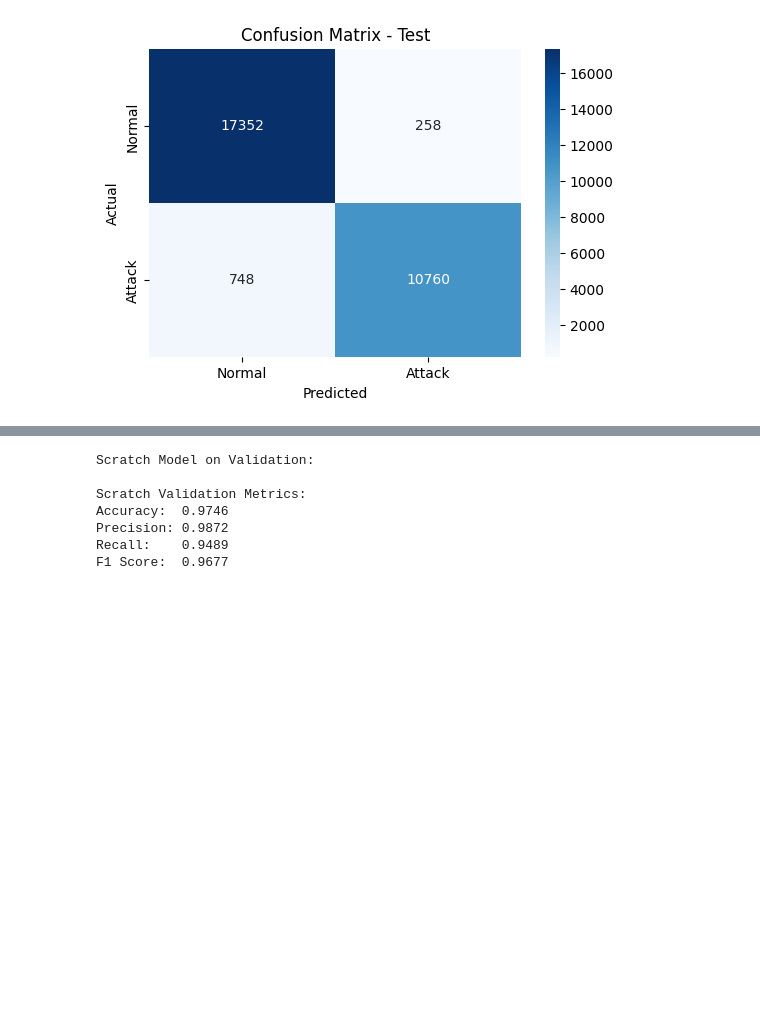
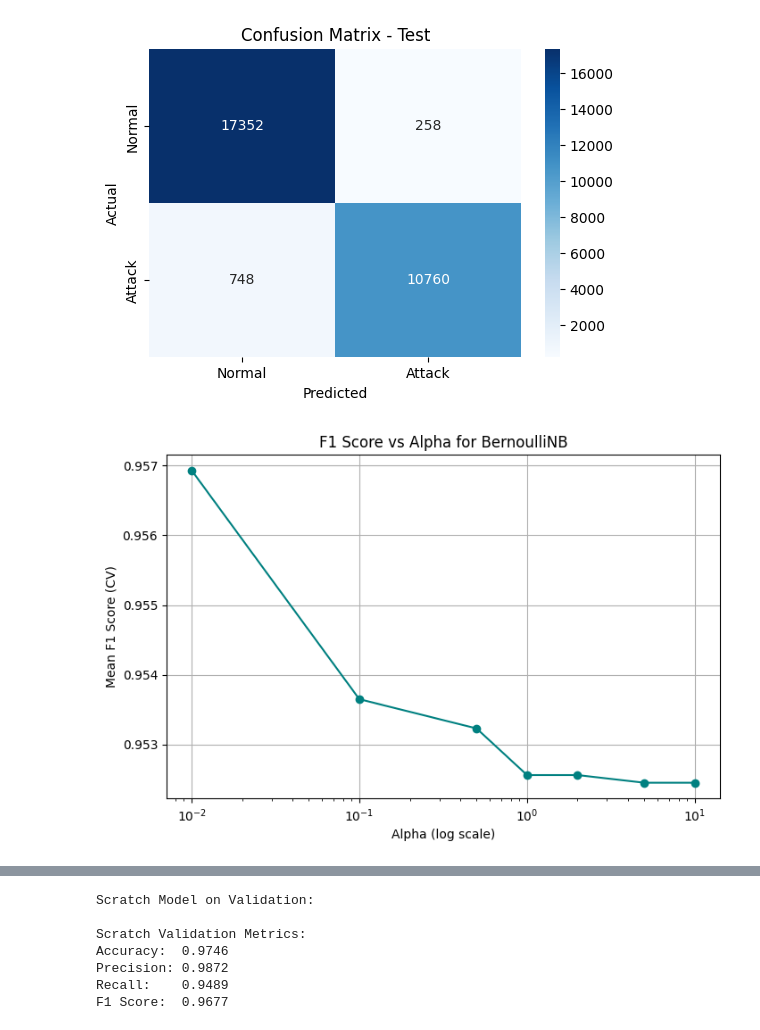
Before and after one commit to Satvik0110/Network-Intrusion-Detector, a Jupyter notebook: NID_using_NB_Combined_Comparison.ipynb, the cells around one changed output, grey strips where cells are left out. Cells and saved outputs as stored; diff of their text form; code cells hidden in the pictures; blank space fills up the shorter version.

Commit message:
graphs and plots updated

```diff
--- a/NID_using_NB_Combined_Comparison.ipynb
+++ b/NID_using_NB_Combined_Comparison.ipynb
@@ -488,20 +488,21 @@ urlretrieve(url, filename)
 # %% [output]
 ('kddcup.data_10_percent.gz', <http.client.HTTPMessage at 0x...>)
 # %%
-df = pd.read_csv(filename, names=columns)
-df = df.drop_duplicates()
+# Load dataset and drop duplicates
+df = pd.read_csv(filename, names=columns).drop_duplicates().copy()
 
-# Encode categorical features
+# Encode categorical features using LabelEncoder
 categorical_cols = ["protocol_type", "service", "flag"]
 for col in categorical_cols:
     encoder = LabelEncoder()
-    df[col] = encoder.fit_transform(df[col])
+    df.loc[:, col] = encoder.fit_transform(df[col])
 
 # Binary classification: 0 for normal, 1 for attack
-df["label"] = df["label"].apply(lambda x: 0 if x.strip() == "normal." else 1)
+df.loc[:, "label"] = df["label"].apply(lambda x: 0 if x.strip() == "normal." else 1)
 
-# Convert to numeric and handle missing values
-df["duration"] = pd.to_numeric(df["duration"], errors="coerce")
-df["dst_host_srv_rerror_rate"] = pd.to_numeric(df["dst_host_srv_rerror_rate"], errors="coerce")
-df["duration"].fillna(df["duration"].median(), inplace=True)
-df["dst_host_srv_rerror_rate"].fillna(df["dst_host_srv_rerror_rate"].median(), inplace=True)
+# Convert specific columns to numeric and fill missing values
+df.loc[:, "duration"] = pd.to_numeric(df["duration"], errors="coerce")
+df.loc[:, "dst_host_srv_rerror_rate"] = pd.to_numeric(df["dst_host_srv_rerror_rate"], errors="coerce")
+
+df.loc[:, "duration"] = df["duration"].fillna(df["duration"].median())
+df.loc[:, "dst_host_srv_rerror_rate"] = df["dst_host_srv_rerror_rate"].fillna(df["dst_host_srv_rerror_rate"].median())
@@ -588,3 +571,18 @@ Precision: 0.9766
 Recall:    0.9350
 F1 Score:  0.9553
 [figure]
+# %%
+# Plot F1-score vs Alpha
+f1_scores = grid.cv_results_["mean_test_score"]
+alphas = param_grid["alpha"]
+
+plt.figure(figsize=(8, 5))
+plt.plot(alphas, f1_scores, marker='o', linestyle='-', color='teal')
+plt.xscale('log')
+plt.xlabel('Alpha (log scale)')
+plt.ylabel('Mean F1 Score (CV)')
+plt.title('F1 Score vs Alpha for BernoulliNB')
+plt.grid(True)
+plt.show()
+# %% [output]
+[figure, added]
```
Also changed, not shown: parts of 3 cells of this notebook.
